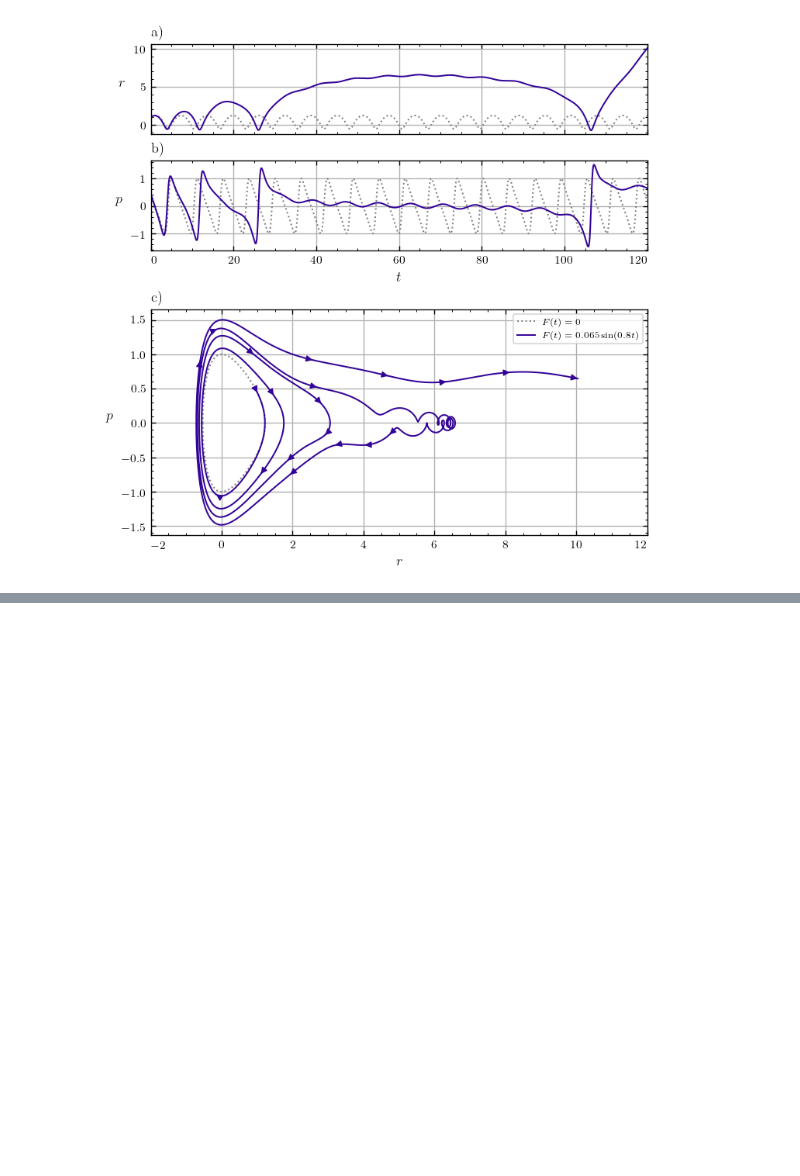
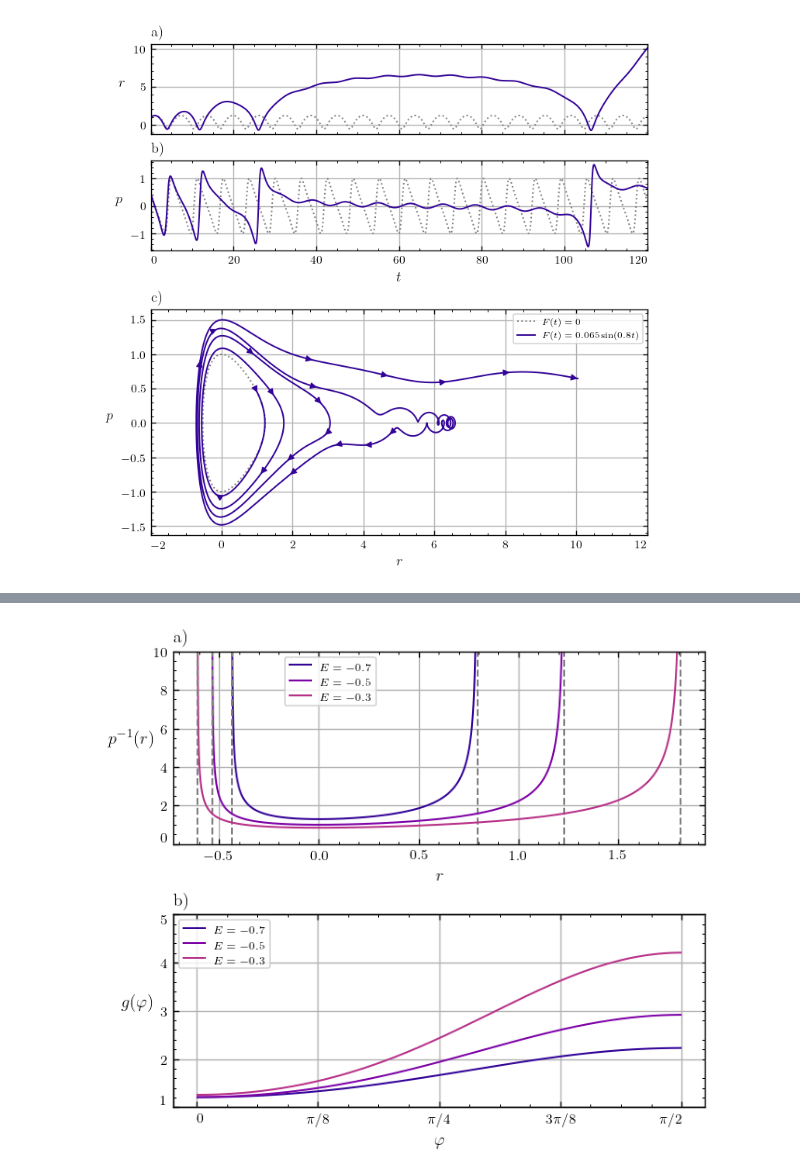
Before and after one commit to Gabriel-Amici/MorseCoulomb, a Jupyter notebook: notebooks/plotting/tcc/tcc_plots.ipynb, the cells around one changed output, grey strips where cells are left out. Drawn from its saved outputs; the diff is of its cells as text; code cells hidden in the pictures; blank space fills up the shorter version.

```diff
--- a/notebooks/plotting/tcc/tcc_plots.ipynb
+++ b/notebooks/plotting/tcc/tcc_plots.ipynb
@@ -262,0 +268,67 @@ for _ax in (ax3_1, ax3_2, ax3_3):
+# %%
+fig4, (ax4_1, ax4_2) = figure("double", 0.8, nrows=2)
+
+
+phis = np.linspace(0, np.pi/2, 500)
+
+
+for _E in [-0.7, -0.5, -0.3]:
+    rm, rM = mor.turning_points(_E)
+    rs = np.linspace(rm, rM, 2000)
+    ax4_1.plot(rs, 1/mor.momentum(_E, rs), label=rf"$E = {_E:+.1f}$")
+    ax4_1.axvline(rm, c='grey', ls='dashed')
+    # ax4_1.text(
+    #     rm, 1, r'$r_{-}$',
+    #     ha='center', va='bottom',
+    #     bbox={'facecolor': 'white',
+    #           'edgecolor': 'none',
+    #           'pad': 2}
+    # )
+
+    ax4_1.axvline(rM, c='grey', ls='dashed')
+    # ax4_1.text(
+    #     rM, 1, r'$r_{+}$',
+    #     ha='center', va='bottom',
+    #     bbox={'facecolor': 'white',
+    #           'edgecolor': 'none',
+    #           'pad': 2}
+    # )
+
+ax4_1.set_xlabel('$r$')
+ax4_1.set_ylabel(r'$p^{-1}(r)$', rotation=0, labelpad=15)
+ax4_1.set_title('a)', loc='left', weight='bold')
+ax4_1.legend(loc='upper left',
+    bbox_to_anchor=(0.2, 1.0))
+apply_axis_style(ax4_1)
+
+ax4_1.grid(True)
+ax4_1.set_ylim(0, 10)
+
+for _E in [-0.7, -0.5, -0.3]:
+    rm, rM = mor.turning_points(_E)
+    integs = np.array([mor._inv_momentum_integrand(phi, _E, rm, rM) for phi in phis])
+    ax4_2.plot(phis[1:-1], integs[1:-1], label=rf"$E = {_E:+.1f}$")
+
+ax4_2.legend()
+ax4_2.set_xlabel(r'$\varphi$')
+ax4_2.set_ylabel(r'$g(\varphi)$', rotation=0, labelpad=15)
+ax4_2.set_title('b)', loc='left', weight='bold')
+ax4_2.set_xticks(np.array([0, np.pi/8, np.pi/4, 3*np.pi/8, np.pi/2]))
+ax4_2.set_xticklabels(['0', r'$\pi/8$', r'$\pi/4$', r'$3\pi/8$', r'$\pi/2$'])
+ax4_2.set_ylim(1, 5)
+ax4_2.grid(True)
+apply_axis_style(ax4_2)
+
+ax4r = ax4_2.twinx()
+ax4r.set_ylabel(
+    r"$\mathrm{placeholder}$",
+    color="none",
+    rotation=0
+)
+ax4r.tick_params(
+    right=False,
+    labelright=False
+)
+ax4r.spines["right"].set_visible(False)
+# %% [output]
+[figure, added]
```
Also changed, not shown: parts of 7 cells of this notebook.
